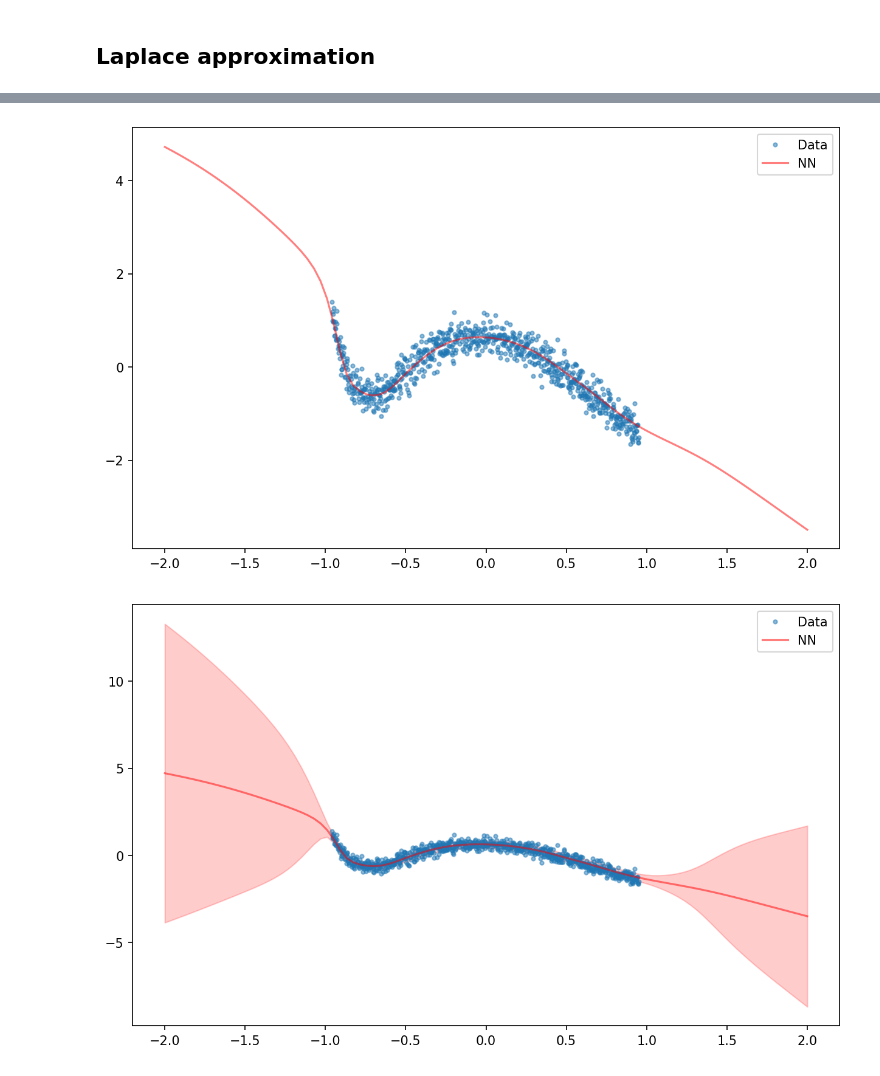
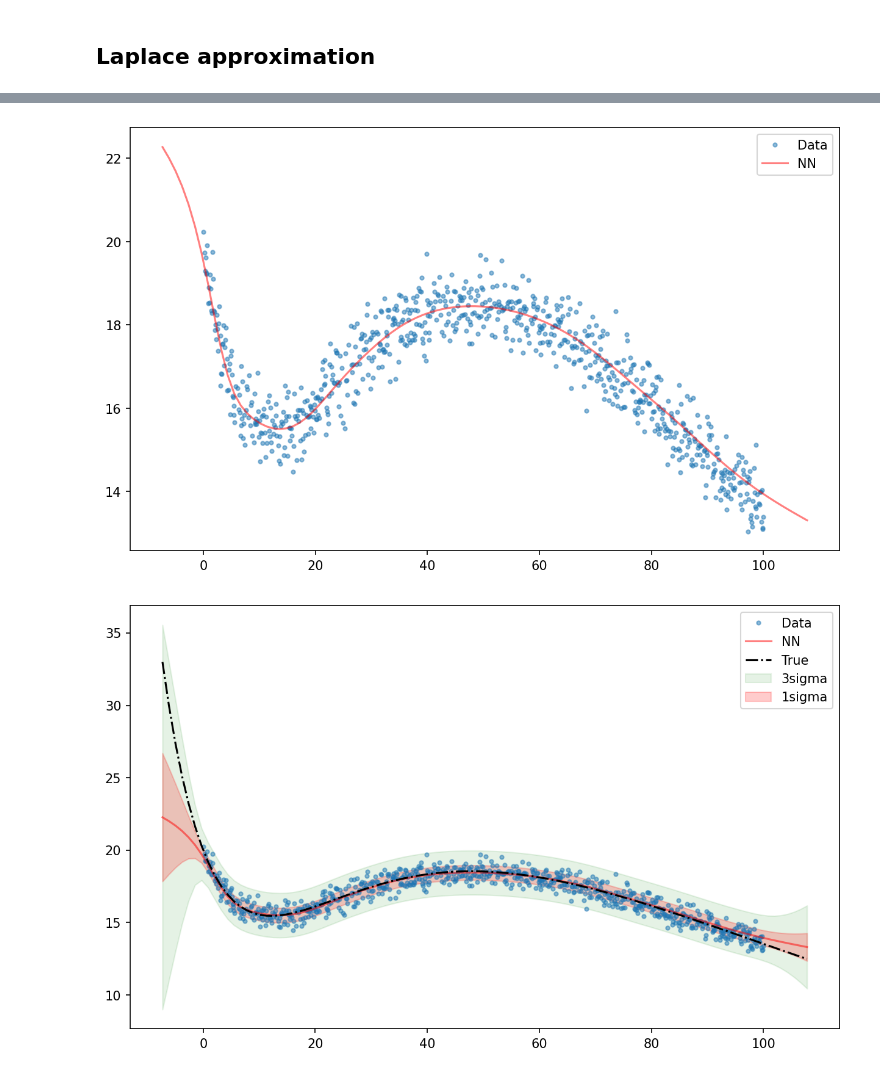
Before and after one commit to Axect/Noisy_Regression, a Jupyter notebook: Noisy_MLP-Laplace.ipynb, the cells around one changed output, grey strips where cells are left out. Saved outputs shown, nothing was run; the diff lists cells and outputs as text; code cells hidden in the pictures.

Commit message:
With True Range

```diff
--- a/Noisy_MLP-Laplace.ipynb
+++ b/Noisy_MLP-Laplace.ipynb
@@ -46,5 +46,13 @@ df
 | 998 | 99.8999 | 13.125170 |
 | 999 | 100.0000 | 13.390365 |
 1000 rows × 2 columns
+# %%
+def f_true(x):
+    return 20. * np.exp(-x / 10.) + x * np.exp(-x / 50.)
+
+sigma_true = 0.5
+
+domain = np.linspace(0, 100, 10000)
+y_true = f_true(domain)
 # %%
 plt.figure(figsize=(10,6),dpi=150)
@@ -374,8 +389,14 @@ x_input, y_input, y_output, y_std = decoder_laplace(best_model, la, dl_train)
 X_data = np.column_stack([x_input, y_input])
 X_data = X_data[X_data[:,0].argsort()]
 
-X_hat = np.column_stack([x_input, y_output, y_std])
-X_hat = X_hat[X_hat[:,0].argsort()]
+X_hat0 = np.column_stack([x_input, y_output, y_std])
+X_hat0 = X_hat0[X_hat0[:,0].argsort()]
+
+X_hat = X_hat0[:, 0:2]
+X_std = X_hat0[:,2] * scaler.scale_[1] # Inverse scaling
+
+X_data = scaler.inverse_transform(X_data)
+X_hat  = scaler.inverse_transform(X_hat)
 # %%
 plt.figure(figsize=(10,6), dpi=150)
 plt.plot(X_data[:,0], X_data[:,1], '.', label='Data', alpha=0.5)
@@ -388,5 +411,5 @@ plt.show()
 # %%
-x_test = torch.linspace(-2, 2, 100).reshape((-1,1))
+x_test = torch.linspace(-1.1, 1.1, 100).reshape((-1,1))
 y_test = best_model(x_test.to(best_model.device))
 
 
@@ -397,6 +420,11 @@ std_test = np.sqrt(std_test**2 + la.sigma_noise.item()**2)
 
 x_test = x_test.detach().cpu().numpy().flatten()
 y_test = y_test.detach().cpu().numpy().flatten()
+
+xy_test = scaler.inverse_transform(np.column_stack([x_test, mu_test]))
+x_test  = xy_test[:,0]
+y_test  = xy_test[:,1]
+std_test = std_test * scaler.scale_[1]
 # %%
 plt.figure(figsize=(10,6), dpi=150)
 plt.plot(X_data[:,0], X_data[:,1], '.', label='Data', alpha=0.5)
@@ -405,13 +433,17 @@ plt.plot(x_test, y_test, 'r-', label='NN', alpha=0.5)
 plt.legend()
 plt.show()
 # %% [output]
-[figure, old version]
+[figure, new version]
+# %%
+y_new = f_true(x_test)
 # %%
 plt.figure(figsize=(10,6), dpi=150)
 plt.plot(X_data[:,0], X_data[:,1], '.', label='Data', alpha=0.5)
 plt.plot(x_test, y_test, 'r-', label='NN', alpha=0.5)
-plt.fill_between(x_test, mu_test-std_test, mu_test+std_test, color='r', alpha=0.2)
+plt.plot(x_test, y_new, 'k-.', label='True')
+plt.fill_between(x_test, y_test-3*std_test, y_test+3*std_test, color='g', alpha=0.1, label='3sigma')
+plt.fill_between(x_test, y_test-std_test, y_test+std_test, color='r', alpha=0.2, label='1sigma')
 plt.legend()
 plt.show()
 # %% [output]
-[figure, old version]
+[figure, new version]
```
Also changed, not shown: parts of 4 cells of this notebook, 1 other file.
